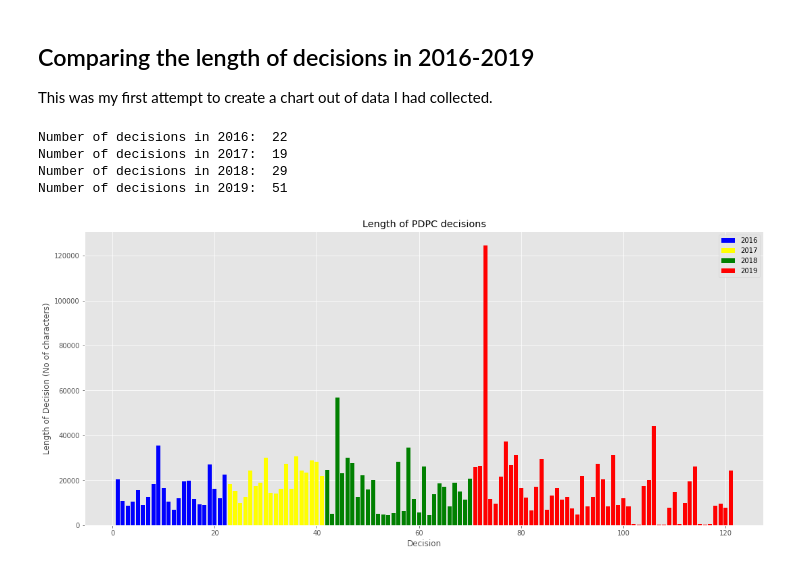
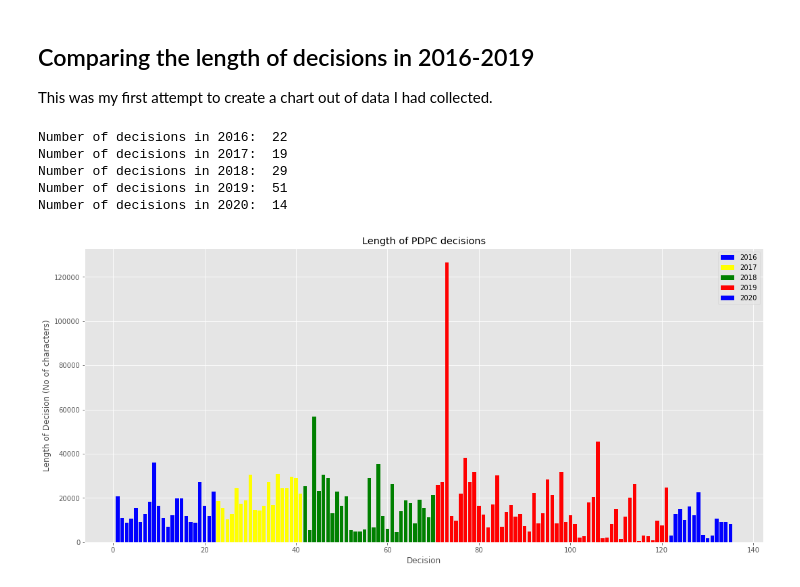
Before and after one commit to houfu/zeeker-notebooks, a Jupyter notebook: pdpc-decisions/pdpc_decisions_length.ipynb, the cells around one changed output. Cells and saved outputs as stored; diff of their text form; code cells hidden in the pictures.

```diff
--- a/pdpc-decisions/pdpc_decisions_length.ipynb
+++ b/pdpc-decisions/pdpc_decisions_length.ipynb
@@ -37,7 +37,7 @@ for decision in decisions_2016:
     result = corpus_collection.find_one(id)
     decisions_length_2016.append(len(result['text']))
 
-length = len(decision_length_series_2016)
+length = len(decisions_length_2016)
 
 decision_length_series_2016 = pd.Series(decisions_length_2016, range(index, index + length))
 
@@ -54,7 +54,7 @@ for decision in decisions_2017:
     result = corpus_collection.find_one(id)
     decisions_length_2017.append(len(result['text']))
 
-length = len(decision_length_series_2017)
+length = len(decisions_length_2017)
 
 decision_length_series_2017 = pd.Series(decisions_length_2017, range(index, index + length))
 
@@ -71,7 +71,7 @@ for decision in decisions_2018:
     result = corpus_collection.find_one(id)
     decisions_length_2018.append(len(result['text']))
 
-length = len(decision_length_series_2018)
+length = len(decisions_length_2018)
 
 decision_length_series_2018 = pd.Series(decisions_length_2018, range(index, index + length))
 
@@ -88,35 +88,55 @@ for decision in decisions_2019:
     result = corpus_collection.find_one(id)
     decisions_length_2019.append(len(result['text']))
 
-length = len(decision_length_series_2019)
+length = len(decisions_length_2019)
 
 decision_length_series_2019 = pd.Series(decisions_length_2019, range(index, index + length))
+
+index += length
+
+#2020
+decisions_2020 = data_collection.find({"date": {"$gte": datetime(2020,1,1), "$lt": datetime(2020,12,31)}},
+                                 {'date': 1}).sort('date')
+
+decisions_length_2020 = []
+
+for decision in decisions_2020:
+    id = decision['_id']
+    result = corpus_collection.find_one(id)
+    decisions_length_2020.append(len(result['text']))
+
+length = len(decisions_length_2020)
+
+decision_length_series_2020 = pd.Series(decisions_length_2020, range(index, index + length))
 
 print("Number of decisions in 2016: ", len(decision_length_series_2016))
 print("Number of decisions in 2017: ", len(decision_length_series_2017))
 print("Number of decisions in 2018: ", len(decision_length_series_2018))
 print("Number of decisions in 2019: ", len(decision_length_series_2019))
+print("Number of decisions in 2020: ", len(decision_length_series_2020))
 # %% [output]
 Number of decisions in 2016:  22
 Number of decisions in 2017:  19
 Number of decisions in 2018:  29
 Number of decisions in 2019:  51
+Number of decisions in 2020:  14
 # %%
 # Select a good-looking style
 matplotlib.style.use("ggplot")
 
 plt.figure(figsize=(18,8))
 plt.title("Length of PDPC decisions")
 plt.bar(decision_length_series_2016.index.to_list(), decision_length_series_2016.array, color="blue")
 plt.bar(decision_length_series_2017.index.to_list(), decision_length_series_2017.array, color="yellow")
 plt.bar(decision_length_series_2018.index.to_list(), decision_length_series_2018.array, color="green")
 plt.bar(decision_length_series_2019.index.to_list(), decision_length_series_2019.array, color="red")
+plt.bar(decision_length_series_2020.index.to_list(), decision_length_series_2020.array, color="blue")
 
 
 plt.xlabel('Decision')
 plt.ylabel('Length of Decision (No of characters)')
-plt.legend(["2016", "2017", "2018", "2019"])
+plt.legend(["2016", "2017", "2018", "2019", "2020"])
 
 plt.show()
 # %% [output]
-[figure, old version]
+[figure, new version]
```
Also changed, not shown: 3 other files.
